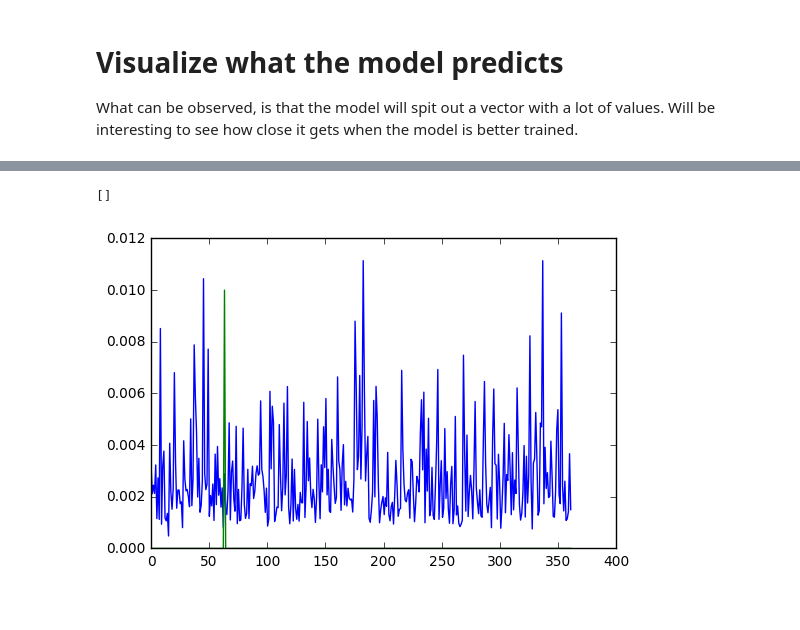
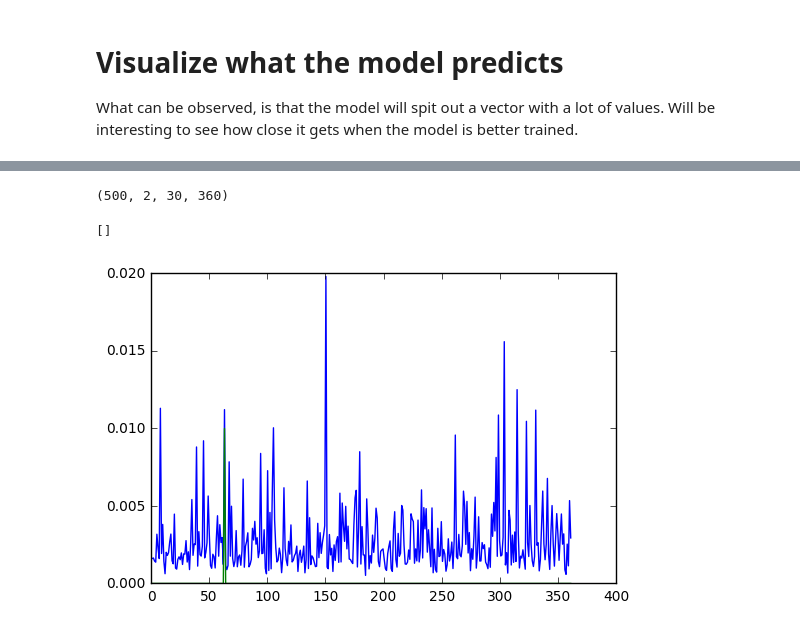
Before and after one commit to Atilla92/DeepLearning, a Jupyter notebook: Automate/test2_2/testValidation.ipynb, the cells around one changed output, grey strips where cells are left out. Saved outputs shown, nothing was run; the diff lists cells and outputs as text; code cells hidden in the pictures.

Commit message:
visualisation and small network

```diff
--- a/Automate/test2_2/testValidation.ipynb
+++ b/Automate/test2_2/testValidation.ipynb
@@ -233,15 +212,15 @@ input_img = first_layer.input
 # %%
 
-# 8.2 Save model
+# # 8.2 Save model
 
-checkpointer = ModelCheckpoint(filepath = "/home/atilla/Documents/DeepLearning/Test/weights.hdf5", verbose = 1, save_best_only = True)
+# checkpointer = ModelCheckpoint(filepath = "/home/atilla/Documents/DeepLearning/Test/weights.hdf5", verbose = 1, save_best_only = True)
 
-# 9. Fit model on training data
-model.fit(train_data_x, train_data_y,
-          batch_size=10, nb_epoch=epochs, verbose=1, validation_split = 0.2,  callbacks =[checkpointer] )
+# # 9. Fit model on training data
+# model.fit(train_data_x, train_data_y,
+#           batch_size=10, nb_epoch=epochs, verbose=1, validation_split = 0.2,  callbacks =[checkpointer] )
 
-# 10. Evaluate model on test data
-score = model.evaluate(test_data_x, test_data_y, verbose=0)
-print("%s: %.2f%%" % (model.metrics_names[1], score[1]*100))
+# # 10. Evaluate model on test data
+# score = model.evaluate(test_data_x, test_data_y, verbose=0)
+# print("%s: %.2f%%" % (model.metrics_names[1], score[1]*100))
 
-model.save('/home/atilla/Documents/DeepLearning/Test/model1.hdf5')
+# model.save('/home/atilla/Documents/DeepLearning/Test/model1.hdf5')
@@ -279,0 +336,15 @@ What can be observed, is that the model will spit out a vector with a lot of val
+# %%
+
+# 8.2 Save model
+
+checkpointer = ModelCheckpoint(filepath = "/home/atilla/Documents/DeepLearning/Test/weights4.hdf5", verbose = 1, save_best_only = True)
+
+# 9. Fit model on training data
+model.fit(train_data_x_t, train_data_y,
+          batch_size=10, nb_epoch=epochs, verbose=1, validation_split = 0.2,  callbacks =[checkpointer] )
+model.save_weights("/home/atilla/Documents/DeepLearning/Test/weights4_3.hdf5")
+# 10. Evaluate model on test data
+score = model.evaluate(test_data_x_t, test_data_y, verbose=0)
+print("%s: %.2f%%" % (model.metrics_names[1], score[1]*100))
+
+model.save('/home/atilla/Documents/DeepLearning/Test/model4.hdf5')
@@ -279,0 +366,5 @@ What can be observed, is that the model will spit out a vector with a lot of val
+# %%
+from keras.models import load_model
+model2 = load_model('/home/atilla/Documents/DeepLearning/Test/model4.hdf5')
+model2.summary()
+#model.load_weights('/home/atilla/Documents/DeepLearning/Test/weights.hdf5')
@@ -280,9 +389,11 @@ What can be observed, is that the model will spit out a vector with a lot of val
 # %%
-y = model.predict(train_data_x[0:5])
+y = model2.predict(train_data_x_t)
+print(train_data_x.shape)
 y1 = train_data_y[0:5]
 t = np.linspace(0,361, 361, endpoint = True)
 plt.plot(t,y[4], t, y1[4]/100)
 plt.plot()
 # %% [output]
-[]
+(500, 2, 30, 360)
+[]
-[figure, old version]
+[figure, new version]
```
Also changed, not shown: parts of 25 cells of this notebook, 3 other files.
